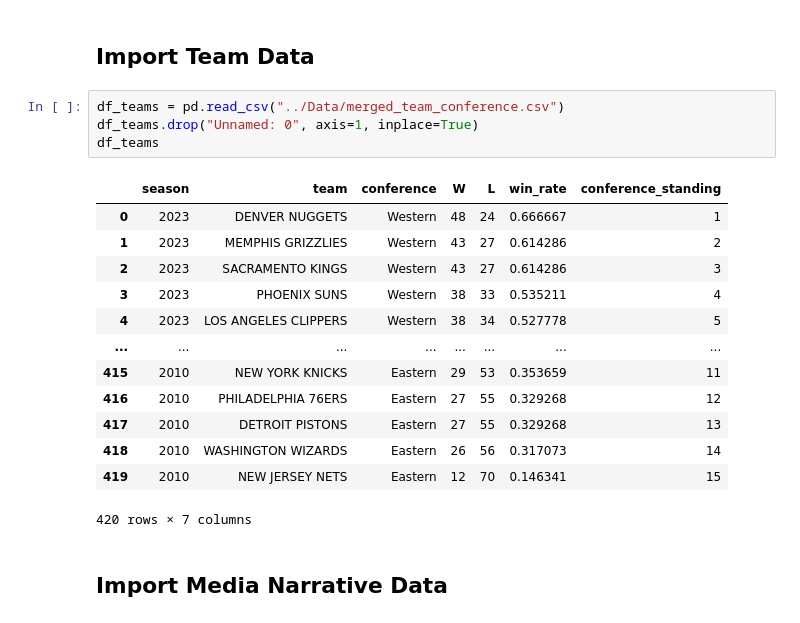
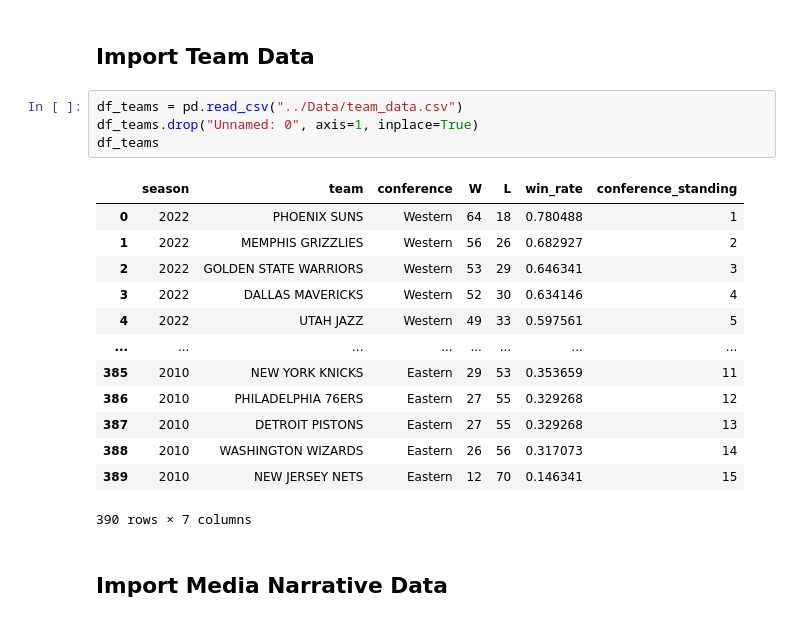
Before and after one commit to tz1211/DS105L-Project-404-Not-Found, a Jupyter notebook: Code/final_data_cleaning.ipynb, the cells around one changed output. Saved outputs shown, nothing was run; the diff lists cells and outputs as text.

```diff
--- a/Code/final_data_cleaning.ipynb
+++ b/Code/final_data_cleaning.ipynb
@@ -43,23 +43,23 @@ df_label
 # %% [markdown]
 ## Import Team Data
 # %%
-df_teams = pd.read_csv("../Data/merged_team_conference.csv")
+df_teams = pd.read_csv("../Data/team_data.csv")
 df_teams.drop("Unnamed: 0", axis=1, inplace=True)
 df_teams
 # %% [output]
 |  | season | team | conference | W | L | win_rate | conference_standing |
-| 0 | 2023 | DENVER NUGGETS | Western | 48 | 24 | 0.666667 | 1 |
-| 1 | 2023 | MEMPHIS GRIZZLIES | Western | 43 | 27 | 0.614286 | 2 |
-| 2 | 2023 | SACRAMENTO KINGS | Western | 43 | 27 | 0.614286 | 3 |
-| 3 | 2023 | PHOENIX SUNS | Western | 38 | 33 | 0.535211 | 4 |
-| 4 | 2023 | LOS ANGELES CLIPPERS | Western | 38 | 34 | 0.527778 | 5 |
+| 0 | 2022 | PHOENIX SUNS | Western | 64 | 18 | 0.780488 | 1 |
+| 1 | 2022 | MEMPHIS GRIZZLIES | Western | 56 | 26 | 0.682927 | 2 |
+| 2 | 2022 | GOLDEN STATE WARRIORS | Western | 53 | 29 | 0.646341 | 3 |
+| 3 | 2022 | DALLAS MAVERICKS | Western | 52 | 30 | 0.634146 | 4 |
+| 4 | 2022 | UTAH JAZZ | Western | 49 | 33 | 0.597561 | 5 |
 | ... | ... | ... | ... | ... | ... | ... | ... |
-| 415 | 2010 | NEW YORK KNICKS | Eastern | 29 | 53 | 0.353659 | 11 |
-| 416 | 2010 | PHILADELPHIA 76ERS | Eastern | 27 | 55 | 0.329268 | 12 |
-| 417 | 2010 | DETROIT PISTONS | Eastern | 27 | 55 | 0.329268 | 13 |
-| 418 | 2010 | WASHINGTON WIZARDS | Eastern | 26 | 56 | 0.317073 | 14 |
-| 419 | 2010 | NEW JERSEY NETS | Eastern | 12 | 70 | 0.146341 | 15 |
+| 385 | 2010 | NEW YORK KNICKS | Eastern | 29 | 53 | 0.353659 | 11 |
+| 386 | 2010 | PHILADELPHIA 76ERS | Eastern | 27 | 55 | 0.329268 | 12 |
+| 387 | 2010 | DETROIT PISTONS | Eastern | 27 | 55 | 0.329268 | 13 |
+| 388 | 2010 | WASHINGTON WIZARDS | Eastern | 26 | 56 | 0.317073 | 14 |
+| 389 | 2010 | NEW JERSEY NETS | Eastern | 12 | 70 | 0.146341 | 15 |
-420 rows × 7 columns
+390 rows × 7 columns
 # %% [markdown]
 ## Import Media Narrative Data
 # %% [markdown]
```
